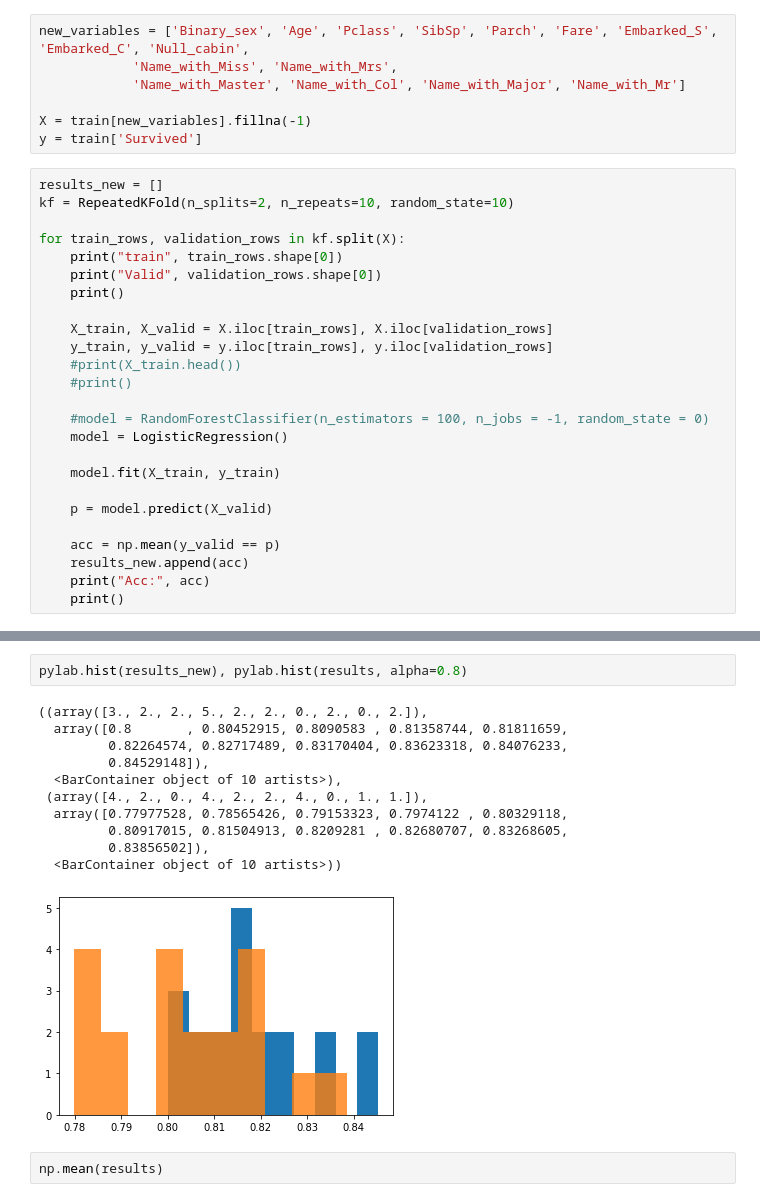
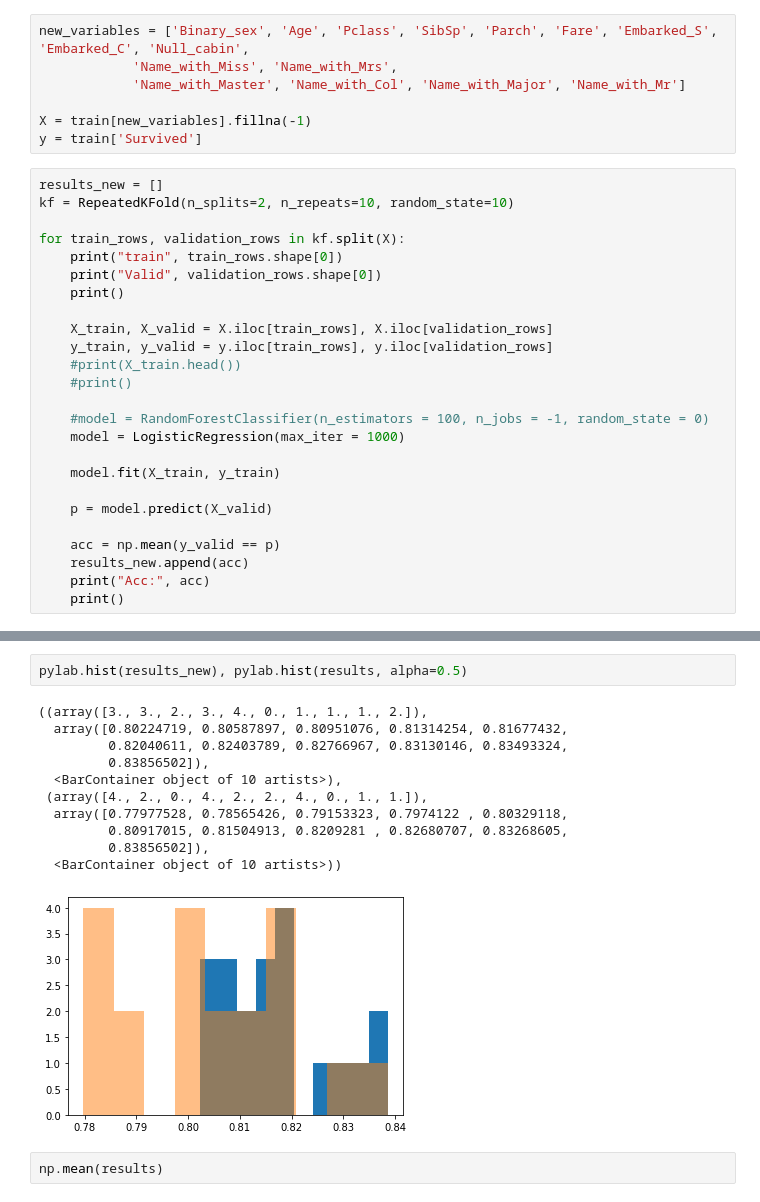
Before and after one commit to henriqueolvr/projects, a Jupyter notebook: titanic/titanic_final.ipynb, the cells around one changed output, grey strips where cells are left out. Saved outputs shown, nothing was run; the diff lists cells and outputs as text.

```diff
--- a/titanic/titanic_final.ipynb
+++ b/titanic/titanic_final.ipynb
@@ -201,7 +215,7 @@ for train_rows, validation_rows in kf.split(X):
     #print()
 
     #model = RandomForestClassifier(n_estimators = 100, n_jobs = -1, random_state = 0)
-    model = LogisticRegression()
+    model = LogisticRegression(max_iter = 1000)
 
     model.fit(X_train, y_train)
 
@@ -283,17 +246,17 @@ Please also refer to the documentation for alternative solver options:
 # %%
-pylab.hist(results_new), pylab.hist(results, alpha=0.8)
+pylab.hist(results_new), pylab.hist(results, alpha=0.5)
 # %% [output]
-((array([3., 2., 2., 5., 2., 2., 0., 2., 0., 2.]),
-  array([0.8       , 0.80452915, 0.8090583 , 0.81358744, 0.81811659,
-         0.82264574, 0.82717489, 0.83170404, 0.83623318, 0.84076233,
-         0.84529148]),
+((array([3., 3., 2., 3., 4., 0., 1., 1., 1., 2.]),
+  array([0.80224719, 0.80587897, 0.80951076, 0.81314254, 0.81677432,
+         0.82040611, 0.82403789, 0.82766967, 0.83130146, 0.83493324,
+         0.83856502]),
   <BarContainer object of 10 artists>),
  (array([4., 2., 0., 4., 2., 2., 4., 0., 1., 1.]),
   array([0.77977528, 0.78565426, 0.79153323, 0.7974122 , 0.80329118,
          0.80917015, 0.81504913, 0.8209281 , 0.82680707, 0.83268605,
          0.83856502]),
   <BarContainer object of 10 artists>))
-[figure, old version]
+[figure, new version]
 # %%
 np.mean(results)
 # %% [output]
```
Also changed, not shown: parts of 8 cells of this notebook, 1 other file.
